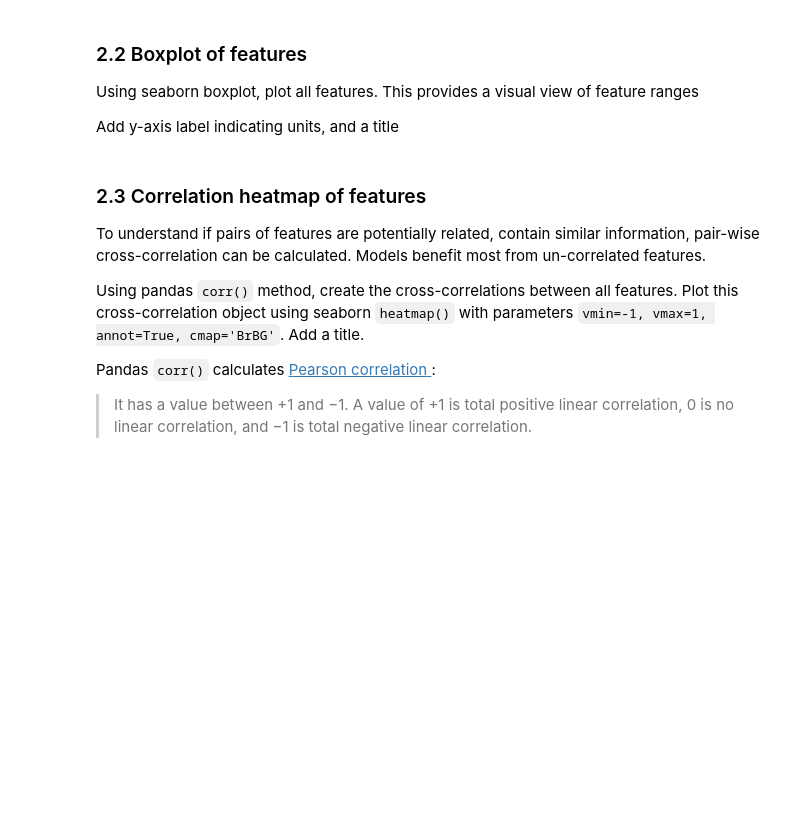
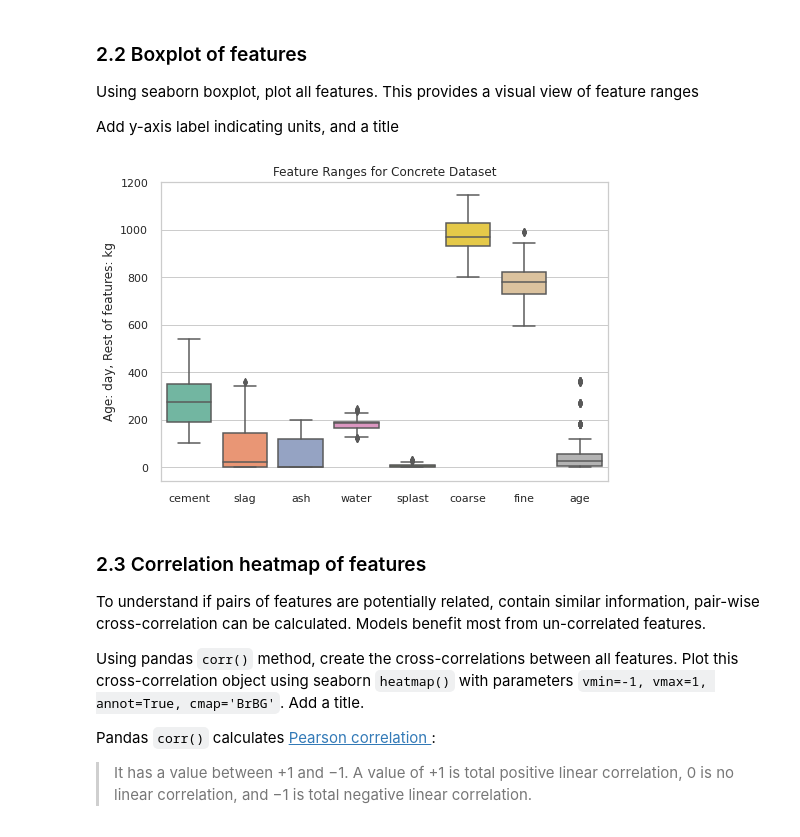
Before and after one commit to StevenD24/ENSF-611-Lab-0, a Jupyter notebook: lab2.ipynb, the cells around one changed output. Drawn from its saved outputs; the diff is of its cells as text; code cells hidden in the pictures; blank space fills up the shorter version.

Commit message:
Inspected the dataset

```diff
--- a/lab2.ipynb
+++ b/lab2.ipynb
@@ -115,3 +127,14 @@ Add y-axis label indicating units, and a title
+# %%
+# Plotting using seaborn boxplot
+import seaborn as sns
+
+# Create a boxplot for each feature
+sns.set(style="whitegrid")
+ax = sns.boxplot(data=X, orient="v", palette="Set2")
+ax.set_ylabel("Age: day, Rest of features: kg")
+ax.set_title("Feature Ranges for Concrete Dataset");
+# %% [output]
+[figure, added]
 # %% [markdown]
 ### 2.3 Correlation heatmap of features
 
```
Also changed, not shown: parts of 8 cells of this notebook.
